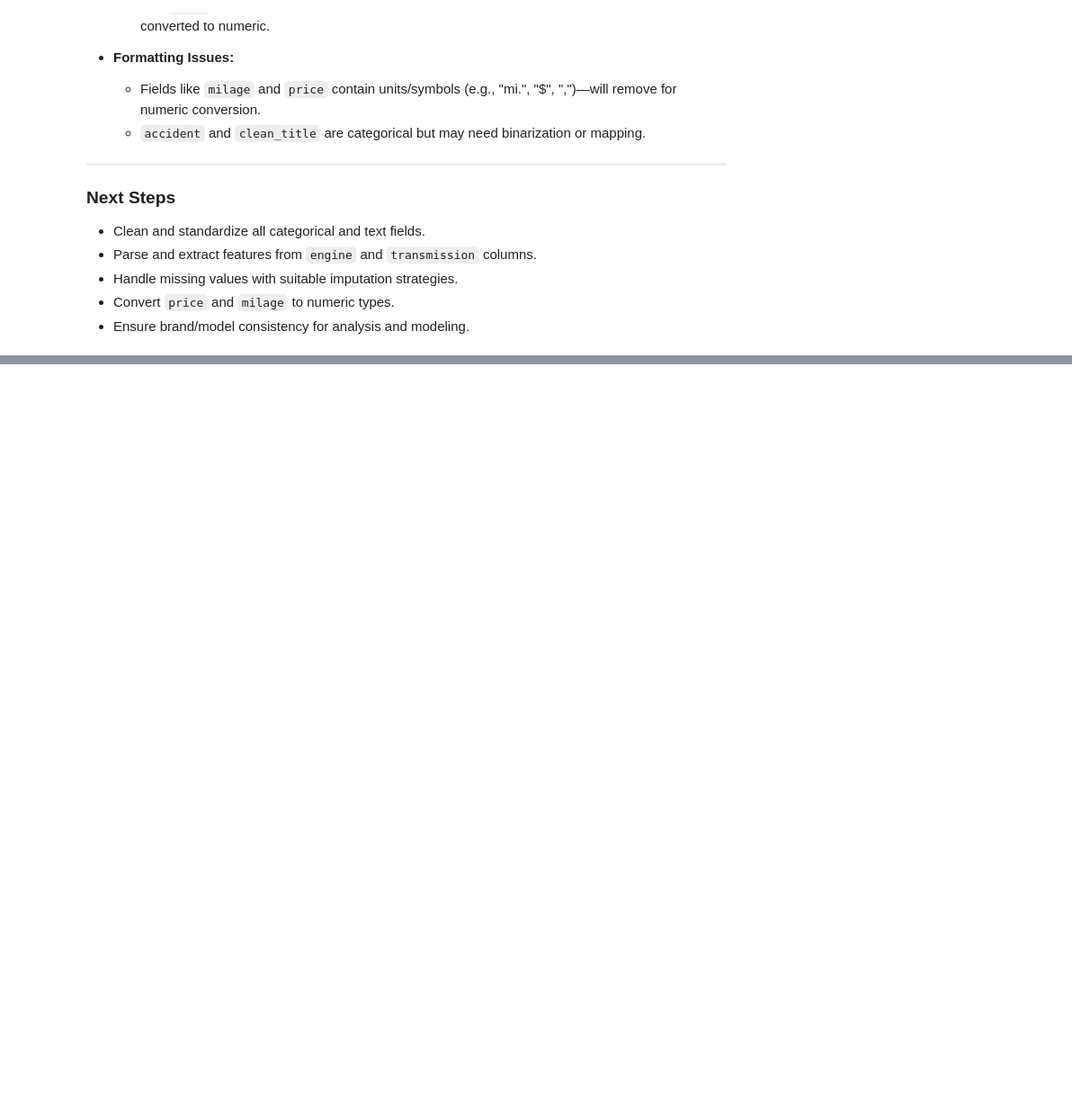
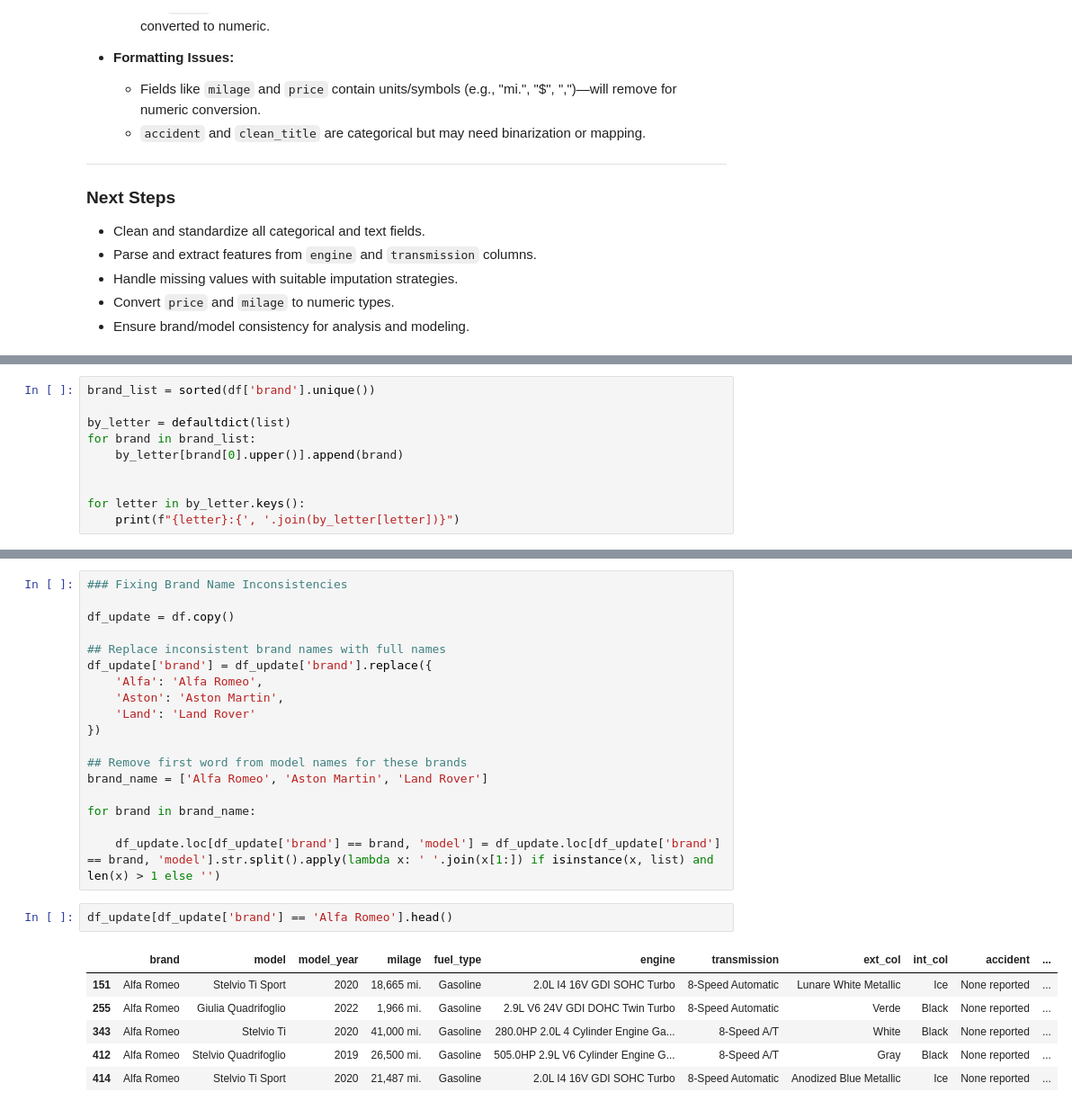
Before and after one commit to DigimonFrankie/Projects, a Jupyter notebook: Used Car Price Prediction: Predictive Modeling with Real-World Data/EDA & Preprocessing.ipynb, the cells around one changed output, grey strips where cells are left out. Shown: that part at 90% size. Drawn from its saved outputs; the diff is of its cells as text; blank space fills up the shorter version.

```diff
--- a/Used Car Price Prediction: Predictive Modeling with Real-World Data/EDA & Preprocessing.ipynb
+++ b/Used Car Price Prediction: Predictive Modeling with Real-World Data/EDA & Preprocessing.ipynb
@@ -79,0 +85,10 @@ df.head()
+# %%
+brand_list = sorted(df['brand'].unique())
+
+by_letter = defaultdict(list)
+for brand in brand_list:
+    by_letter[brand[0].upper()].append(brand)
+
+
+for letter in by_letter.keys():
+    print(f"{letter}:{', '.join(by_letter[letter])}")
@@ -79,0 +161,27 @@ df.head()
+# %%
+### Fixing Brand Name Inconsistencies
+
+df_update = df.copy()
+
+## Replace inconsistent brand names with full names
+df_update['brand'] = df_update['brand'].replace({
+    'Alfa': 'Alfa Romeo',
+    'Aston': 'Aston Martin',
+    'Land': 'Land Rover'
+})
+
+## Remove first word from model names for these brands
+brand_name = ['Alfa Romeo', 'Aston Martin', 'Land Rover']
+
+for brand in brand_name:
+
+    df_update.loc[df_update['brand'] == brand, 'model'] = df_update.loc[df_update['brand'] == brand, 'model'].str.split().apply(lambda x: ' '.join(x[1:]) if isinstance(x, list) and len(x) > 1 else '')
+# %%
+df_update[df_update['brand'] == 'Alfa Romeo'].head()
+# %% [output]
+|  | brand | model | model_year | milage | fuel_type | engine | transmission | ext_col | int_col | accident | ... |
+| 151 | Alfa Romeo | Stelvio Ti Sport | 2020 | 18,665 mi. | Gasoline | 2.0L I4 16V GDI SOHC Turbo | 8-Speed Automatic | Lunare White Metallic | Ice | None reported | ... |
+| 255 | Alfa Romeo | Giulia Quadrifoglio | 2022 | 1,966 mi. | Gasoline | 2.9L V6 24V GDI DOHC Twin Turbo | 8-Speed Automatic | Verde | Black | None reported | ... |
+| 343 | Alfa Romeo | Stelvio Ti | 2020 | 41,000 mi. | Gasoline | 280.0HP 2.0L 4 Cylinder Engine Ga... | 8-Speed A/T | White | Black | None reported | ... |
+| 412 | Alfa Romeo | Stelvio Quadrifoglio | 2019 | 26,500 mi. | Gasoline | 505.0HP 2.9L V6 Cylinder Engine G... | 8-Speed A/T | Gray | Black | None reported | ... |
+| 414 | Alfa Romeo | Stelvio Ti Sport | 2020 | 21,487 mi. | Gasoline | 2.0L I4 16V GDI SOHC Turbo | 8-Speed Automatic | Anodized Blue Metallic | Ice | None reported | ... |
```
Also changed, not shown: parts of 12 cells of this notebook.
